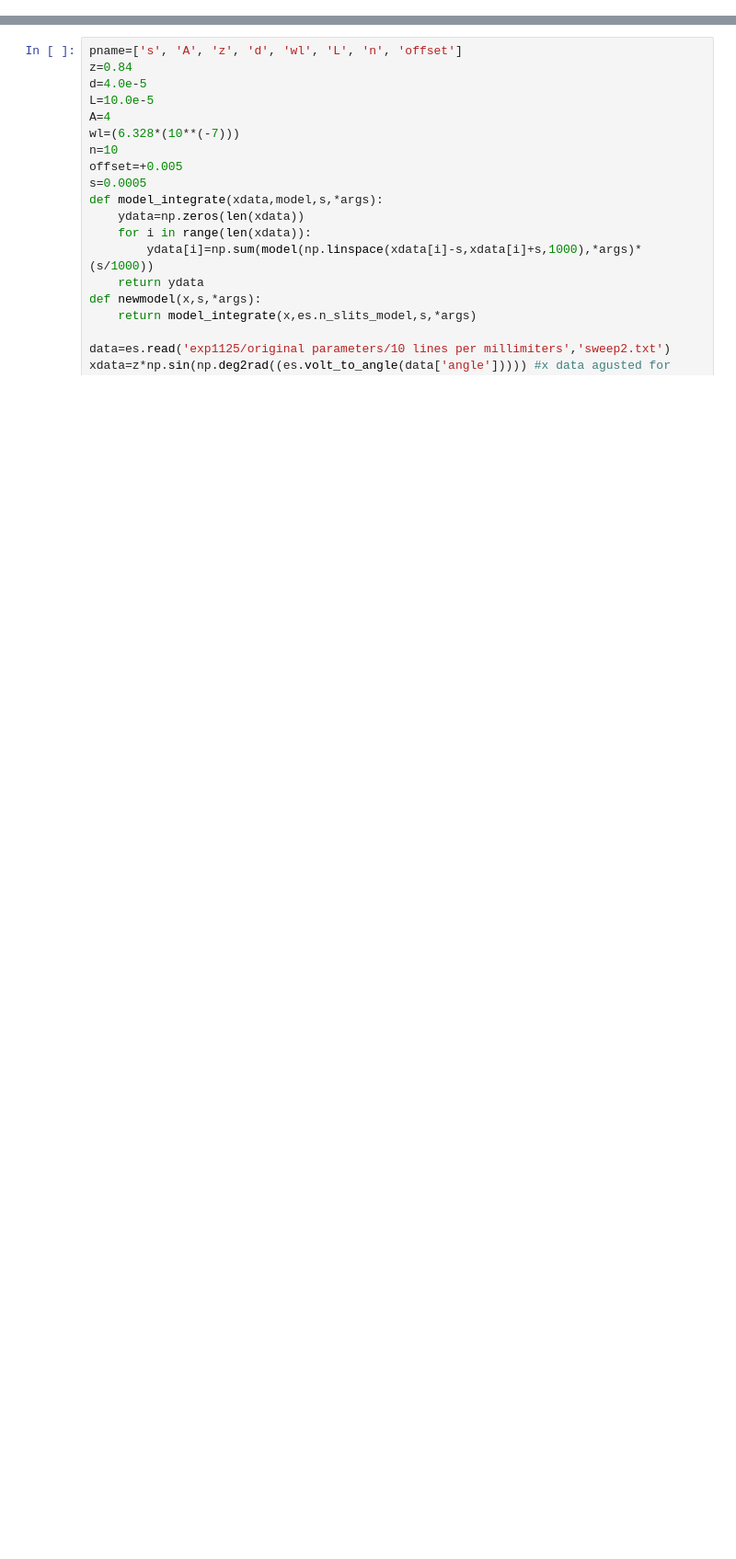
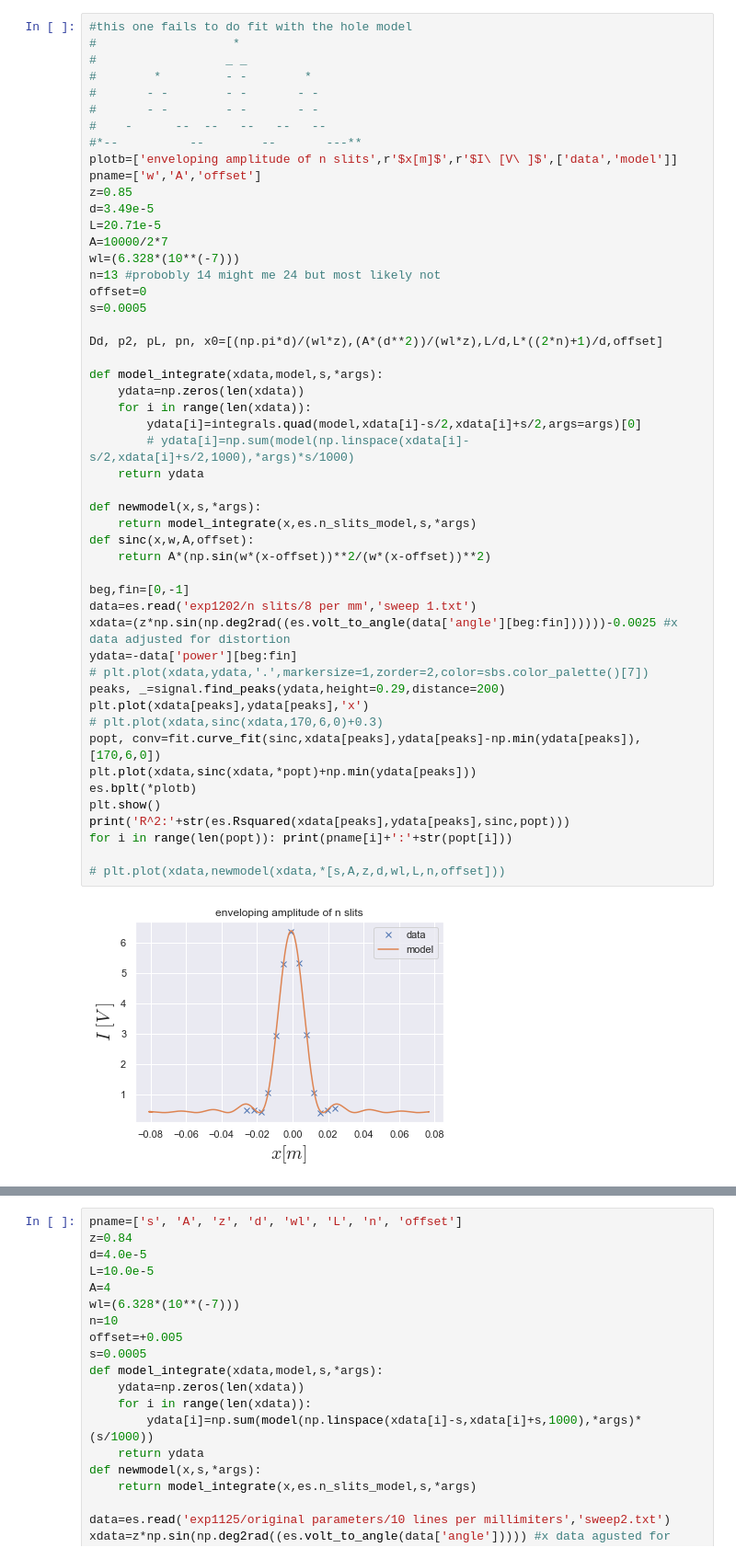
Before and after one commit to EdoMor/notebooks, a Jupyter notebook: edos n slits notebook.ipynb, the cells around one changed output, grey strips where cells are left out. Shown: that part at 92% size. Drawn from its saved outputs; the diff is of its cells as text; blank space fills up the shorter version.

```diff
--- a/edos n slits notebook.ipynb
+++ b/edos n slits notebook.ipynb
@@ -11,0 +138,52 @@ sbs.set()
+# %%
+#this one fails to do fit with the hole model
+#                   *
+#                  _ _
+#        *         - -        *
+#       - -        - -       - -
+#       - -        - -       - -
+#    -      --  --   --   --   --
+#*--          --        --       ---**
+plotb=['enveloping amplitude of n slits',r'$x[m]$',r'$I\ [V\ ]$',['data','model']]
+pname=['w','A','offset']
+z=0.85
+d=3.49e-5
+L=20.71e-5
+A=10000/2*7
+wl=(6.328*(10**(-7)))
+n=13 #probobly 14 might me 24 but most likely not
+offset=0
+s=0.0005
+
+Dd, p2, pL, pn, x0=[(np.pi*d)/(wl*z),(A*(d**2))/(wl*z),L/d,L*((2*n)+1)/d,offset]
+
+def model_integrate(xdata,model,s,*args):
+    ydata=np.zeros(len(xdata))
+    for i in range(len(xdata)):
+        ydata[i]=integrals.quad(model,xdata[i]-s/2,xdata[i]+s/2,args=args)[0]
+        # ydata[i]=np.sum(model(np.linspace(xdata[i]-s/2,xdata[i]+s/2,1000),*args)*s/1000)
+    return ydata
+
+def newmodel(x,s,*args):
+    return model_integrate(x,es.n_slits_model,s,*args)
+def sinc(x,w,A,offset):
+    return A*(np.sin(w*(x-offset))**2/(w*(x-offset))**2)
+
+beg,fin=[0,-1]
+data=es.read('exp1202/n slits/8 per mm','sweep 1.txt')
+xdata=(z*np.sin(np.deg2rad((es.volt_to_angle(data['angle'][beg:fin])))))-0.0025 #x data adjusted for distortion
+ydata=-data['power'][beg:fin]
+# plt.plot(xdata,ydata,'.',markersize=1,zorder=2,color=sbs.color_palette()[7])
+peaks, _=signal.find_peaks(ydata,height=0.29,distance=200)
+plt.plot(xdata[peaks],ydata[peaks],'x')
+# plt.plot(xdata,sinc(xdata,170,6,0)+0.3)
+popt, conv=fit.curve_fit(sinc,xdata[peaks],ydata[peaks]-np.min(ydata[peaks]),[170,6,0])
+plt.plot(xdata,sinc(xdata,*popt)+np.min(ydata[peaks]))
+es.bplt(*plotb)
+plt.show()
+print('R^2:'+str(es.Rsquared(xdata[peaks],ydata[peaks],sinc,popt)))
+for i in range(len(popt)): print(pname[i]+':'+str(popt[i]))
+
+# plt.plot(xdata,newmodel(xdata,*[s,A,z,d,wl,L,n,offset]))
+# %% [output]
+[figure, added]
```
Also changed, not shown: parts of 12 cells of this notebook, 2 other files.
